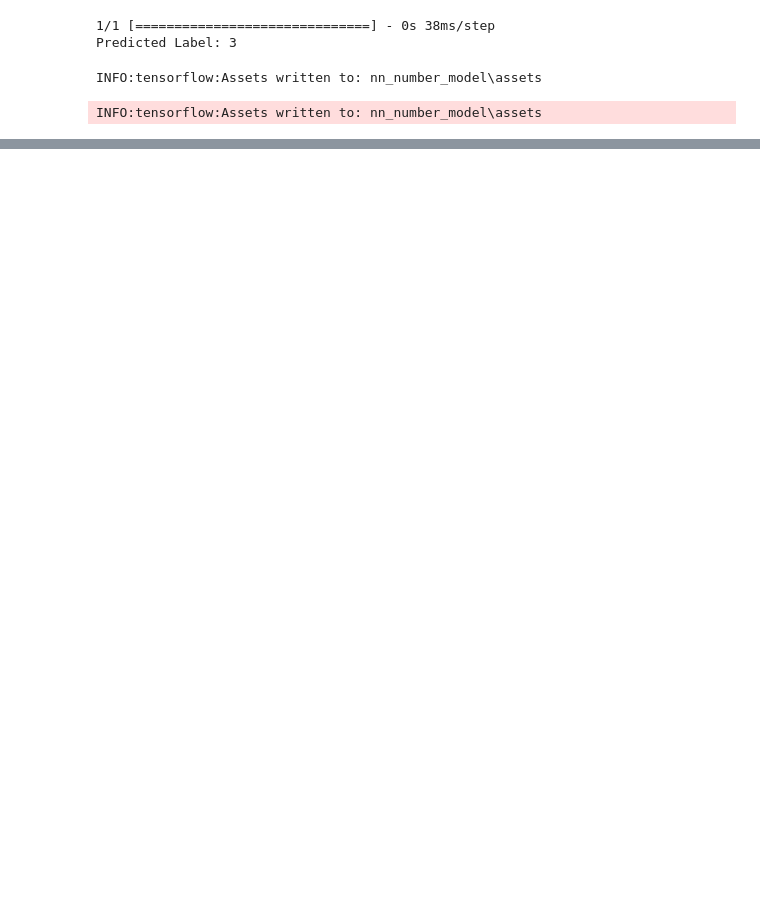
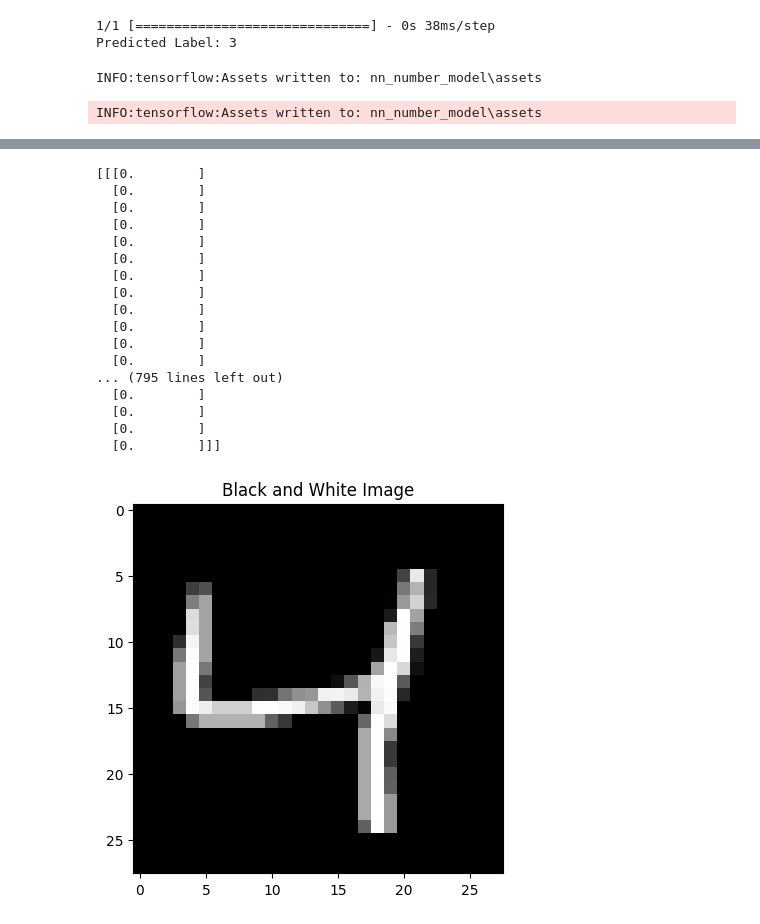
Before and after one commit to Ian3133/ML-numbers, a Jupyter notebook: number.ipynb, the cells around one changed output, grey strips where cells are left out. Drawn from its saved outputs; the diff is of its cells as text; code cells hidden in the pictures; blank space fills up the shorter version.

```diff
--- a/number.ipynb
+++ b/number.ipynb
@@ -289,0 +300,22 @@ def display_image(array):
+# %%
+print(input_data[2])
+display_image(input_data[2])
+# %% [output]
+[[[0.        ]
+  [0.        ]
+  [0.        ]
+  [0.        ]
+  [0.        ]
+  [0.        ]
+  [0.        ]
+  [0.        ]
+  [0.        ]
+  [0.        ]
+  [0.        ]
+  [0.        ]
+... (795 lines left out)
+  [0.        ]
+  [0.        ]
+  [0.        ]
+  [0.        ]]]
+[figure, added]
```
Also changed, not shown: parts of 18 cells of this notebook, 4 other files.
